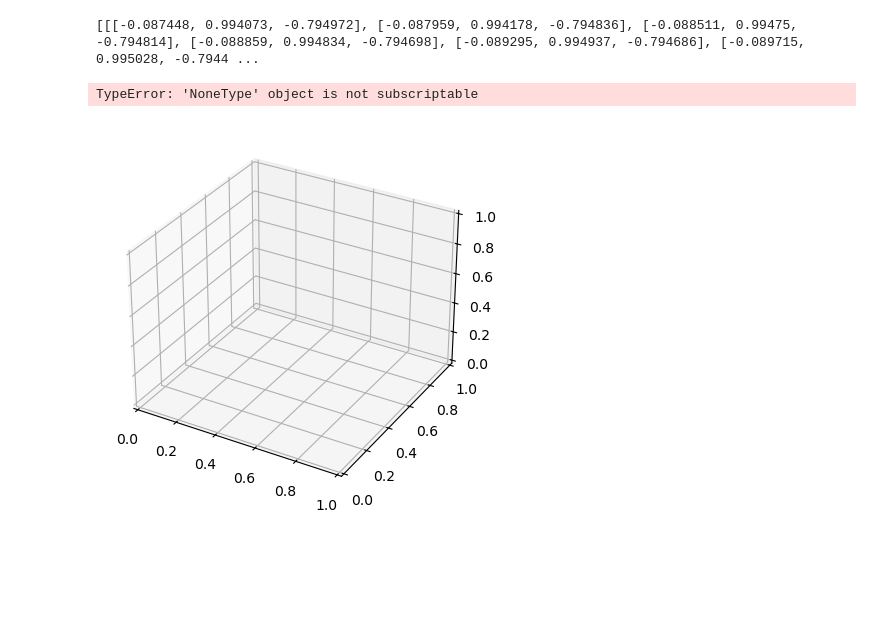
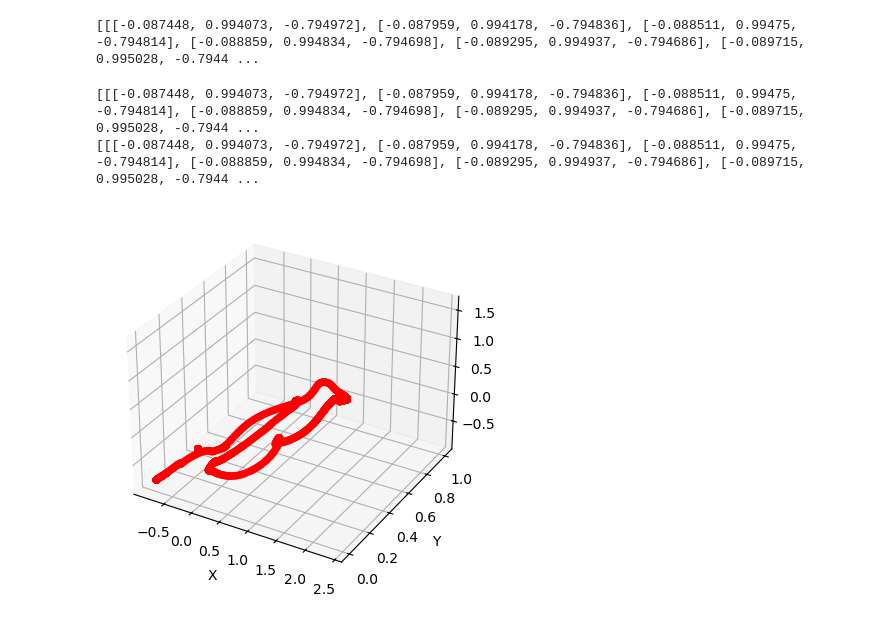
Before and after one commit to lorenzialessandro/CV-project, a Jupyter notebook: Task_1/notebook.ipynb, the cells around one changed output. Saved outputs shown, nothing was run; the diff lists cells and outputs as text; code cells hidden in the pictures; blank space fills up the shorter version.

```diff
--- a/Task_1/notebook.ipynb
+++ b/Task_1/notebook.ipynb
@@ -99,30 +99,44 @@ print(bones_pos)
 [[[-0.087448, 0.994073, -0.794972], [-0.087959, 0.994178, -0.794836], [-0.088511, 0.99475, -0.794814], [-0.088859, 0.994834, -0.794698], [-0.089295, 0.994937, -0.794686], [-0.089715, 0.995028, -0.7944 ...
 # %%
 
+print(bones_pos)
 
-# Create a figure and a 3D axis
-fig = plt.figure()
-ax = fig.add_subplot(111, projection='3d')
+def replace_none_with_zero(lst):
+    if lst is None:
+        return [0, 0, 0]
+    else:
+        for i in range(len(lst)):
+            if lst[i] is None:
+                lst[i] = [0, 0, 0]
+            elif isinstance(lst[i], list):
+                lst[i] = replace_none_with_zero(lst[i])
+        return lst
+
+matrix = replace_none_with_zero(bones_pos)
+print(matrix)
+
+
 
 # Extract x, y, z coordinates from the data
-x = [point[0] for point in bones_pos[0]]
-y = [point[1] for point in bones_pos[0]]
-z = [point[2] for point in bones_pos[0]]
+x = [point[0] for point in matrix[0]]
+y = [point[1] for point in matrix[0]]
+z = [point[2] for point in matrix[0]]
 
 # Create 3D plot
 fig = plt.figure()
 ax = fig.add_subplot(111, projection='3d')
 
 # Plot points
 ax.scatter(x, y, z, c='r', marker='o')
 
 # Set labels
 ax.set_xlabel('X')
 ax.set_ylabel('Y')
 ax.set_zlabel('Z')
 
 # Show plot
 plt.show()
 # %% [output]
-TypeError: 'NoneType' object is not subscriptable
+[[[-0.087448, 0.994073, -0.794972], [-0.087959, 0.994178, -0.794836], [-0.088511, 0.99475, -0.794814], [-0.088859, 0.994834, -0.794698], [-0.089295, 0.994937, -0.794686], [-0.089715, 0.995028, -0.7944 ...
+[[[-0.087448, 0.994073, -0.794972], [-0.087959, 0.994178, -0.794836], [-0.088511, 0.99475, -0.794814], [-0.088859, 0.994834, -0.794698], [-0.089295, 0.994937, -0.794686], [-0.089715, 0.995028, -0.7944 ...
-[figure, old version]
+[figure, new version]
```
